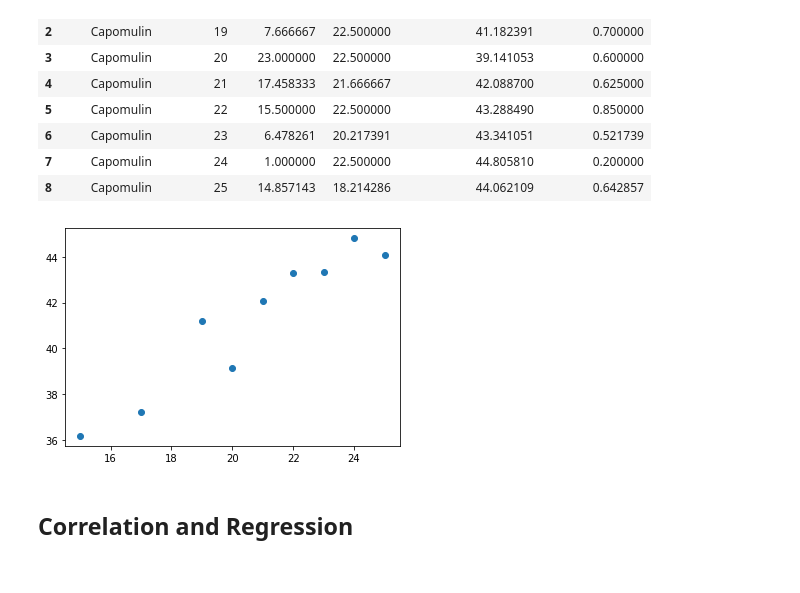
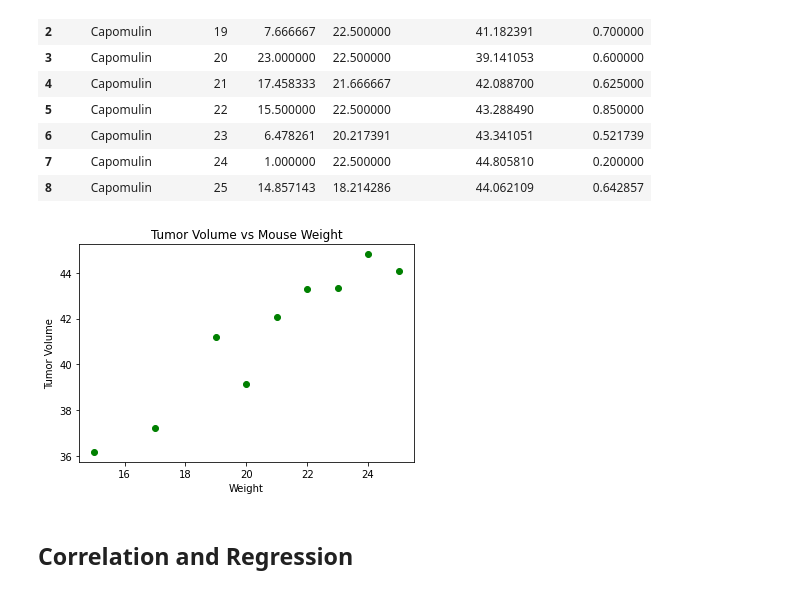
Before and after one commit to kellrow80/matplotlib---challenge, a Jupyter notebook: Instructions/Pymaceuticals/pymaceuticals_starter.ipynb, the cells around one changed output. Cells and saved outputs as stored; diff of their text form; code cells hidden in the pictures.

```diff
--- a/Instructions/Pymaceuticals/pymaceuticals_starter.ipynb
+++ b/Instructions/Pymaceuticals/pymaceuticals_starter.ipynb
@@ -477,10 +616,13 @@ tumor_volume_mean
 # %%
 x_values = tumor_volume_mean["Weight (g)"]
 y_values = tumor_volume_mean["Tumor Volume (mm3)"]
-plt.scatter(x_values, y_values)
+plt.xlabel("Weight")
+plt.ylabel("Tumor Volume")
+plt.title("Tumor Volume vs Mouse Weight")
+plt.scatter(x_values, y_values, marker = "o", facecolors="green", edgecolors="green")
 plt.show()
 # %% [output]
-[figure, old version]
+[figure, new version]
 # %% [markdown]
 ## Correlation and Regression
 # %%
```
Also changed, not shown: parts of 17 cells of this notebook.
